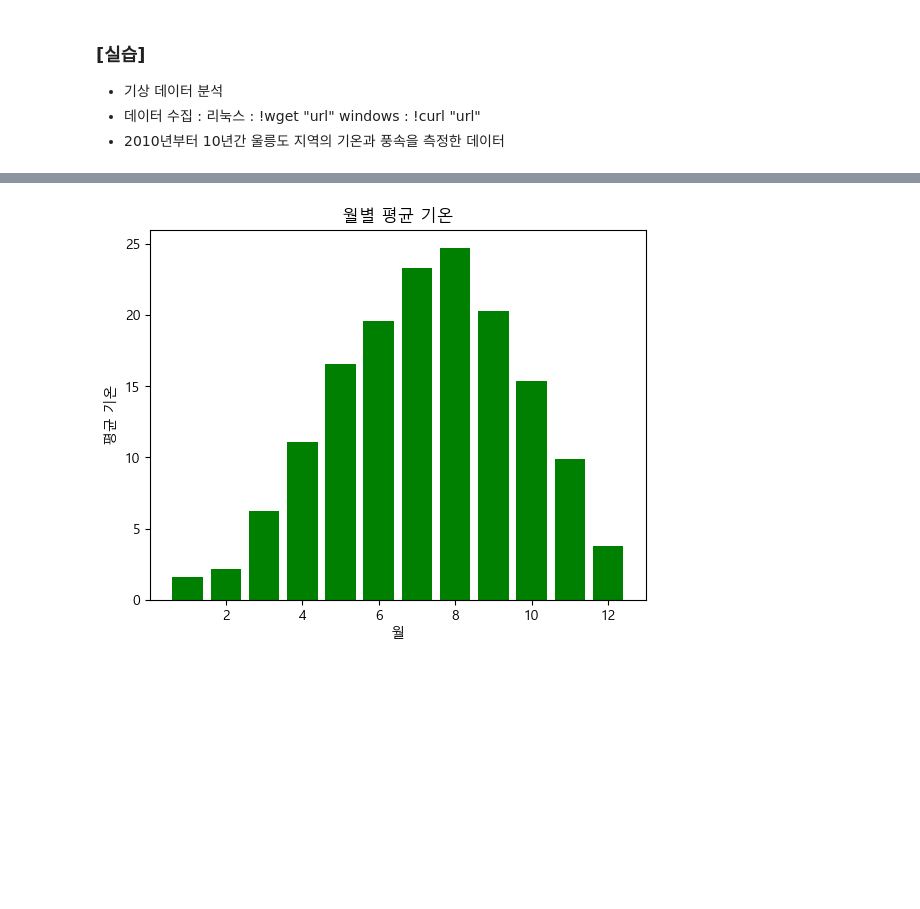
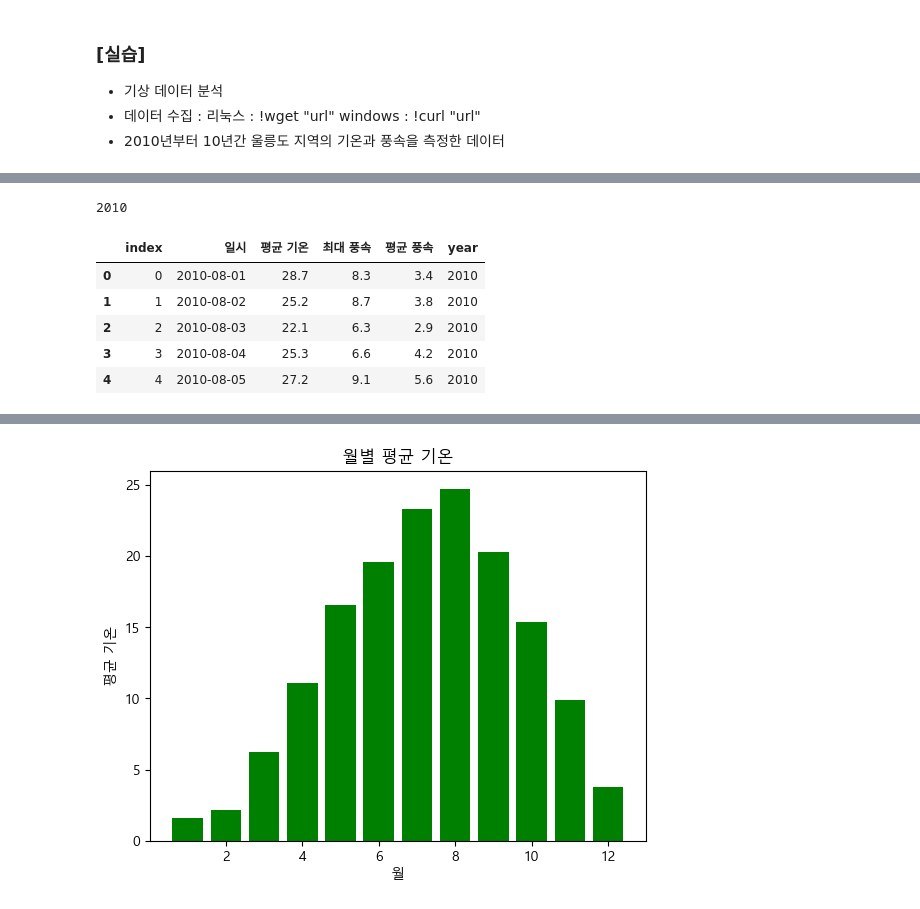
Before and after one commit to cybercherrybomb/python_basic_2_1, a Jupyter notebook: python_basic_2-main/time_series_class_5_8.ipynb, the cells around one changed output, grey strips where cells are left out. Cells and saved outputs as stored; diff of their text form; code cells hidden in the pictures; blank space fills up the shorter version.

```diff
--- a/python_basic_2-main/time_series_class_5_8.ipynb
+++ b/python_basic_2-main/time_series_class_5_8.ipynb
@@ -126,0 +193,15 @@ plt.show()
+# %%
+#수치데이터로 출력하시오
+yearly_temp.max()
+yearly_temp.idxmax()
+# %% [output]
+2010
+# %%
+weather.head()
+# %% [output]
+|  | index | 일시 | 평균 기온 | 최대 풍속 | 평균 풍속 | year |
+| 0 | 0 | 2010-08-01 | 28.7 | 8.3 | 3.4 | 2010 |
+| 1 | 1 | 2010-08-02 | 25.2 | 8.7 | 3.8 | 2010 |
+| 2 | 2 | 2010-08-03 | 22.1 | 6.3 | 2.9 | 2010 |
+| 3 | 3 | 2010-08-04 | 25.3 | 6.6 | 4.2 | 2010 |
+| 4 | 4 | 2010-08-05 | 27.2 | 9.1 | 5.6 | 2010 |
```
Also changed, not shown: parts of 18 cells of this notebook, 6 other files.
